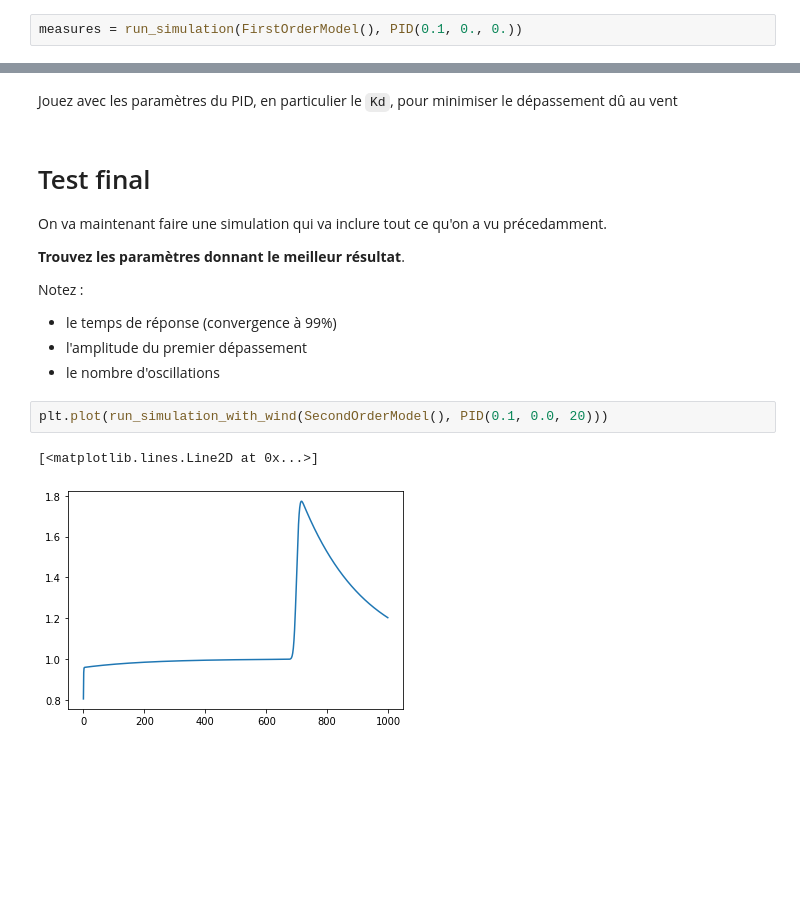
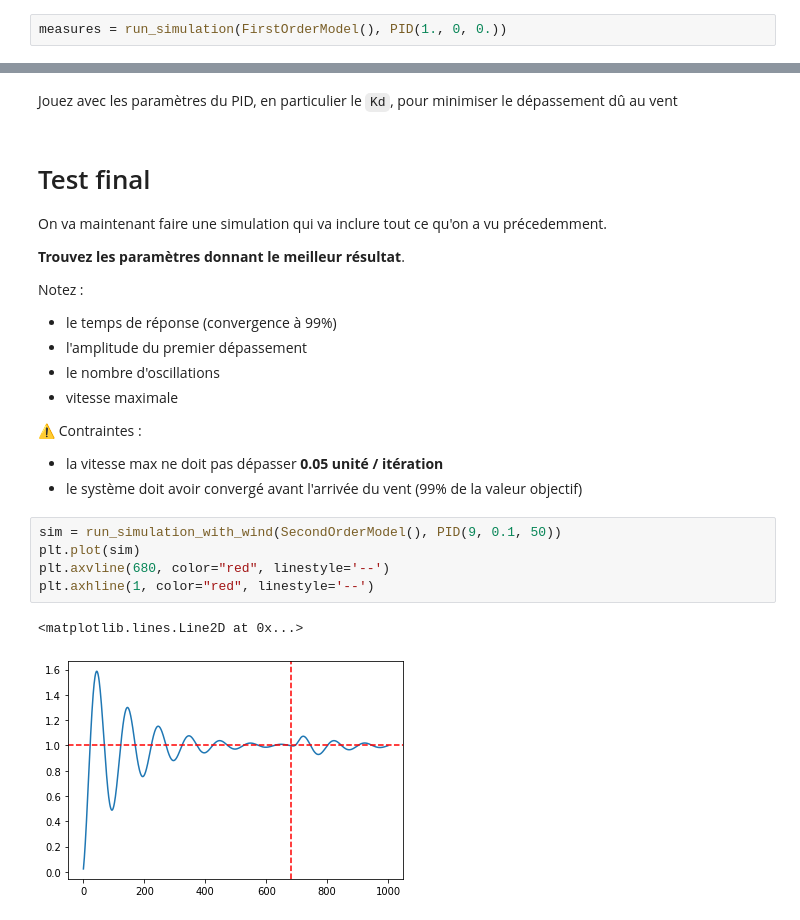
Before and after one commit to GregCornis/PID-presentation, a Jupyter notebook: PID.ipynb, the cells around one changed output, grey strips where cells are left out. Drawn from its saved outputs; the diff is of its cells as text; blank space fills up the shorter version.

```diff
--- a/PID.ipynb
+++ b/PID.ipynb
@@ -88,7 +88,7 @@ def run_simulation(model: Model, controller: PID, setpoint=1, iterations=1000):
 
 Essayez de trouver la convergence la plus rapide pour ce premier ordre, en jouant sur les paramètres du `PID`. Quelle est l'influence de Kp ? Ki ? Kd ?
 # %%
-measures = run_simulation(FirstOrderModel(), PID(0.1, 0., 0.))
+measures = run_simulation(FirstOrderModel(), PID(1., 0, 0.))
 # %%
 plt.plot(measures)
 plt.axhline(1, color='red', linestyle='--')
@@ -237,7 +216,7 @@ Jouez avec les paramètres du PID, en particulier le `Kd`, pour minimiser le dé
 # %% [markdown]
 # Test final
 
-On va maintenant faire une simulation qui va inclure tout ce qu'on a vu précedamment.
+On va maintenant faire une simulation qui va inclure tout ce qu'on a vu précedemment.
 
 **Trouvez les paramètres donnant le meilleur résultat**.
 
@@ -245,8 +224,16 @@ Notez :
  - le temps de réponse (convergence à 99%)
  - l'amplitude du premier dépassement
  - le nombre d'oscillations
+ - vitesse maximale
+
+⚠️ Contraintes :
+ - la vitesse max ne doit pas dépasser **0.05 unité / itération**
+ - le système doit avoir convergé avant l'arrivée du vent (99% de la valeur objectif)
 # %%
-plt.plot(run_simulation_with_wind(SecondOrderModel(), PID(0.1, 0.0, 20)))
+sim = run_simulation_with_wind(SecondOrderModel(), PID(9, 0.1, 50))
+plt.plot(sim)
+plt.axvline(680, color="red", linestyle='--')
+plt.axhline(1, color="red", linestyle='--')
 # %% [output]
-[<matplotlib.lines.Line2D at 0x...>]
+<matplotlib.lines.Line2D at 0x...>
-[figure, old version]
+[figure, new version]
```
Also changed, not shown: parts of 7 cells of this notebook.
